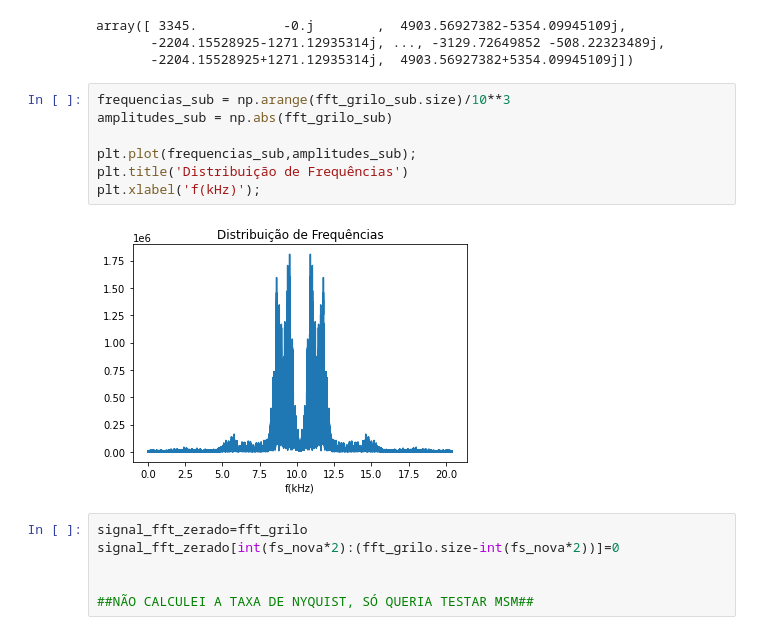
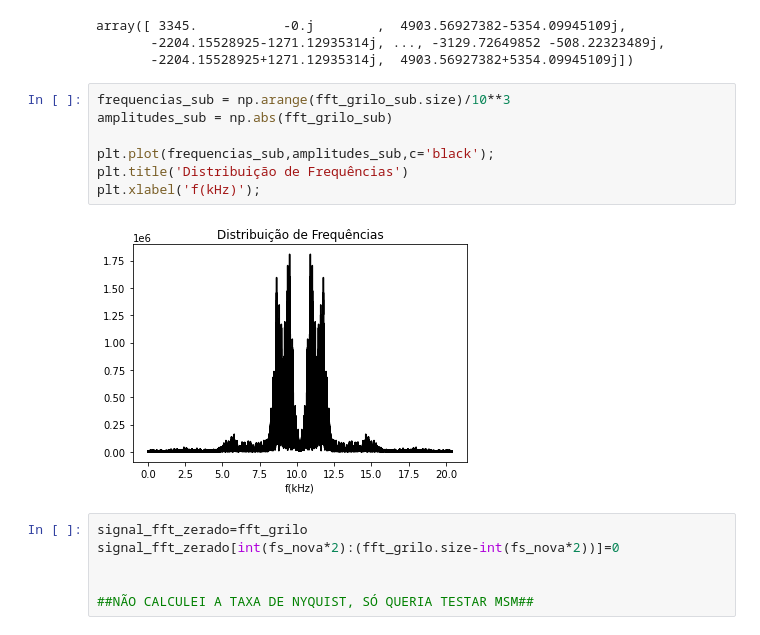
Before and after one commit to AlefeTiago/signal_systems_projects, a Jupyter notebook: Exp01.ipynb, the cells around one changed output. Drawn from its saved outputs; the diff is of its cells as text.

```diff
--- a/Exp01.ipynb
+++ b/Exp01.ipynb
@@ -97,12 +97,12 @@ array([ 3345.           -0.j        ,  4903.56927382-5354.09945109j,
 # %%
 frequencias_sub = np.arange(fft_grilo_sub.size)/10**3
 amplitudes_sub = np.abs(fft_grilo_sub)
 
-plt.plot(frequencias_sub,amplitudes_sub);
+plt.plot(frequencias_sub,amplitudes_sub,c='black');
 plt.title('Distribuição de Frequências')
 plt.xlabel('f(kHz)');
 # %% [output]
-[figure, old version]
+[figure, new version]
 # %%
 signal_fft_zerado=fft_grilo
 signal_fft_zerado[int(fs_nova*2):(fft_grilo.size-int(fs_nova*2))]=0
```
Also changed, not shown: parts of 8 cells of this notebook.
